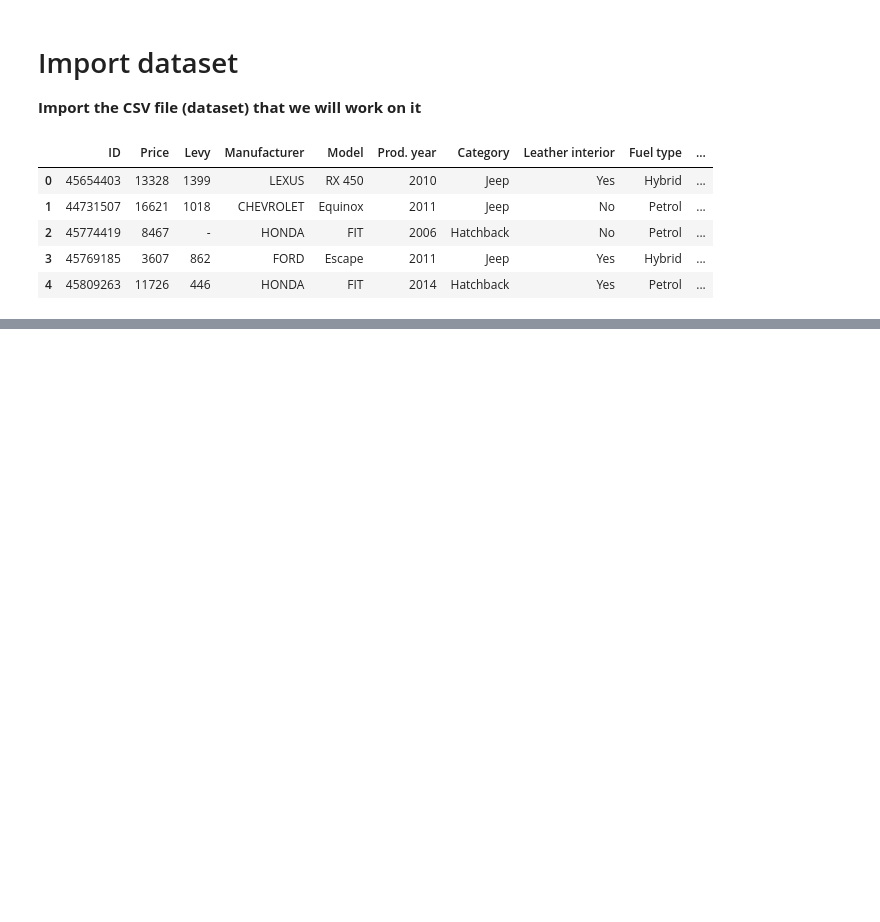
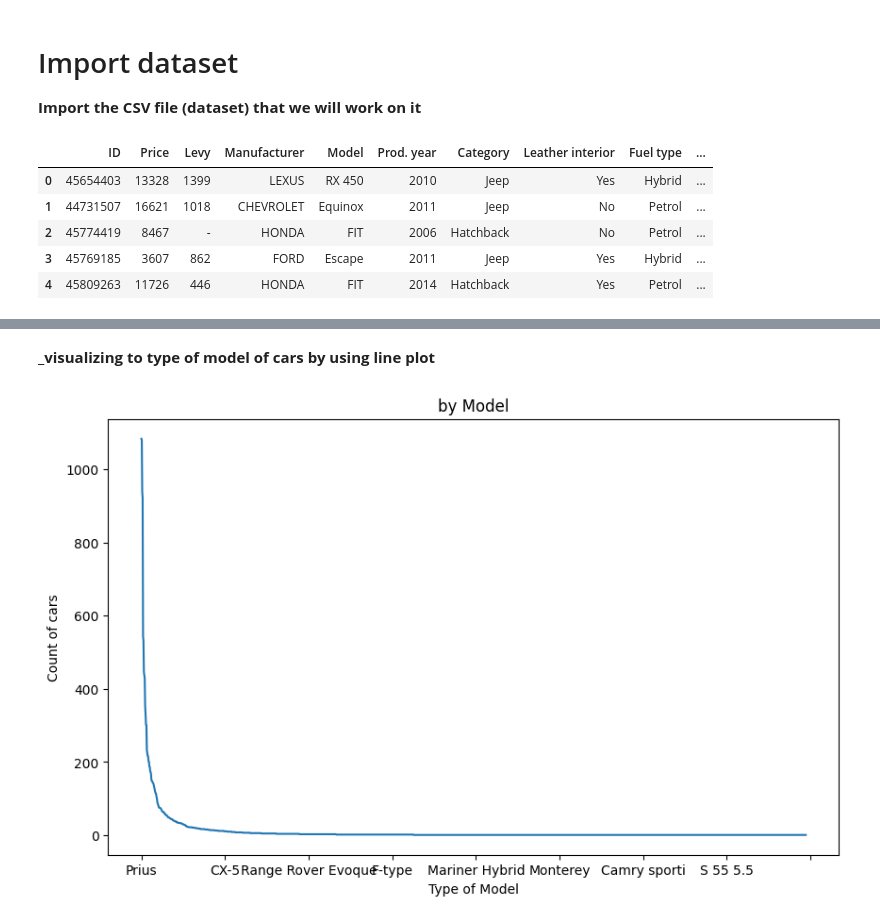
Before and after one commit to MounirReda/DV-Car-Price-Prediction-, a Jupyter notebook: dv-car-price-prediction.ipynb, the cells around one changed output, grey strips where cells are left out. Cells and saved outputs as stored; diff of their text form; code cells hidden in the pictures; blank space fills up the shorter version.

```diff
--- a/dv-car-price-prediction.ipynb
+++ b/dv-car-price-prediction.ipynb
@@ -326,0 +143,11 @@ plt.show()
+# %% [markdown]
+**_visualizing to type of model of cars by using line plot**
+# %%
+plt.figure(figsize=(10,6))
+car_df['Model'].value_counts().plot(kind='line')
+plt.title('by Model')
+plt.xlabel('Type of Model')
+plt.ylabel('Count of cars')
+plt.show()
+# %% [output]
+[figure, added]
```
Also changed, not shown: parts of 64 cells of this notebook.
